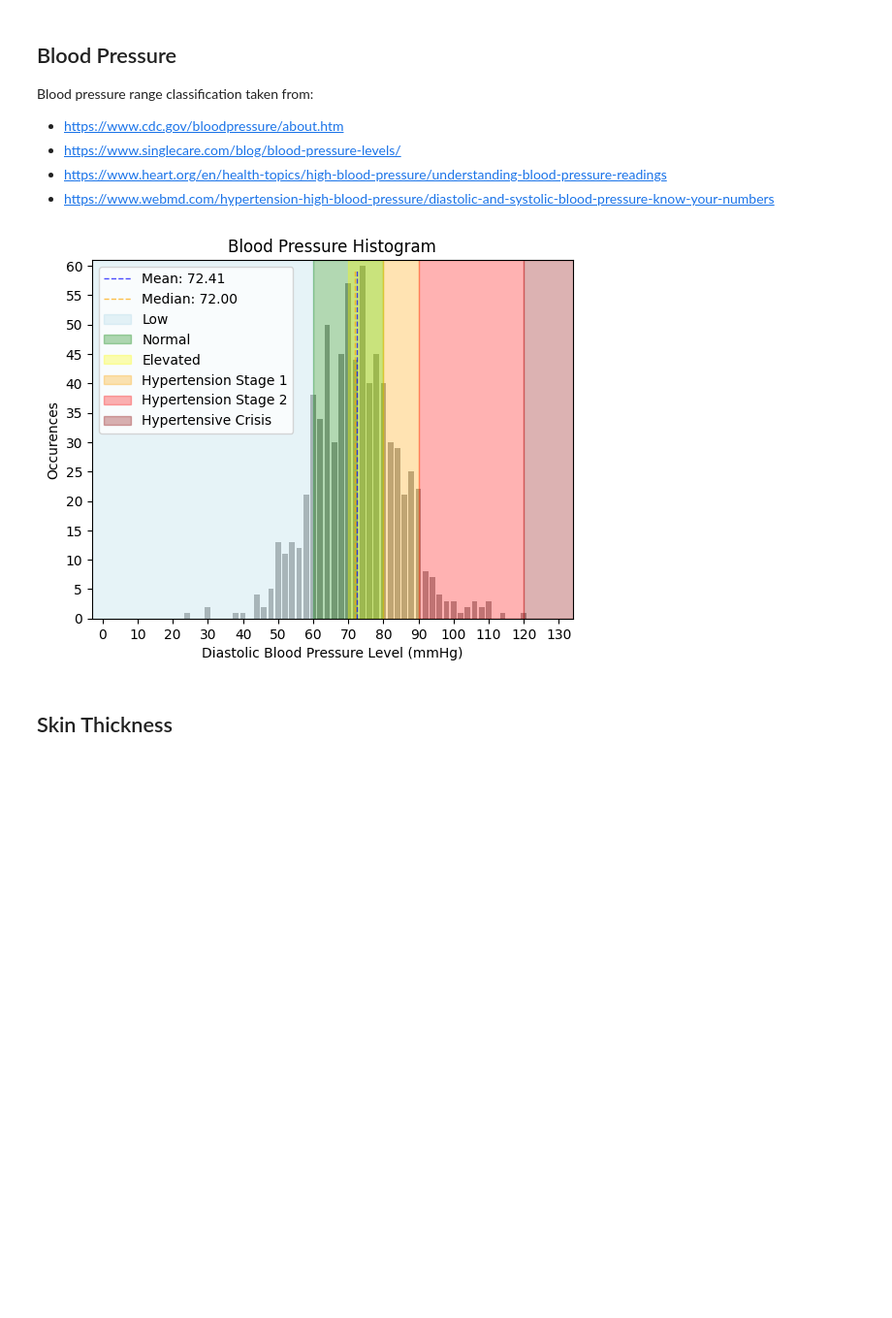
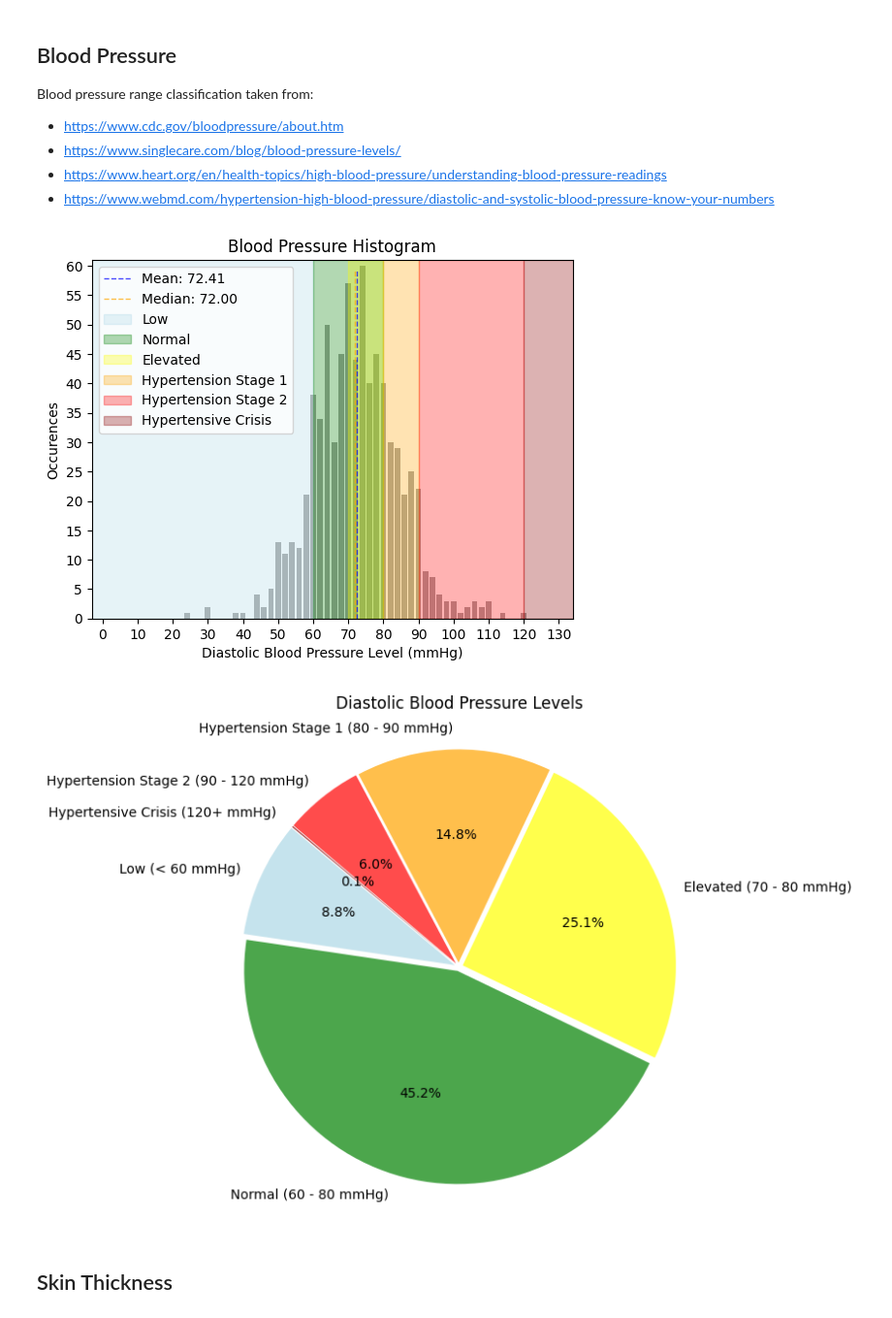
Before and after one commit to Bluxen/DA-Project1, a Jupyter notebook: 13_diabetes_prediction.ipynb, the cells around one changed output. Shown at 97% size. Drawn from its saved outputs; the diff is of its cells as text; code cells hidden in the pictures; blank space fills up the shorter version.

```diff
--- a/13_diabetes_prediction.ipynb
+++ b/13_diabetes_prediction.ipynb
@@ -223,33 +223,58 @@ plt.vlines(average_blood_pressure, 0, plt.ylim()[1] * 0.97, colors='blue', lines
 # show median on histogram
 plt.vlines(median_blood_pressure, 0, plt.ylim()[1] * 0.97, colors='orange', linestyles='dashed', linewidth=1, alpha=0.7)
 
 # define blood pressure ranges
 low_upper_bound = 60
 normal_lower_bound = 60
 normal_upper_bound = 80
 elevated_lower_bound = 70
 elevated_upper_bound = 80
 hypertension1_lower_bound = 80
 hypertension1_upper_bound = 90
 hypertension2_lower_bound = 90
 hypertension2_upper_bound = 120
 hypertensive_crisis_lower_bound = 120
 
 # show the ranges on the histogram
 plt.fill_betweenx([0, plt.ylim()[1]], -10, low_upper_bound, color='lightblue', alpha=0.3)
 plt.fill_betweenx([0, plt.ylim()[1]], normal_lower_bound, normal_upper_bound, color='green', alpha=0.3)
 plt.fill_betweenx([0, plt.ylim()[1]], elevated_lower_bound, elevated_upper_bound, color='yellow', alpha=0.3)
 plt.fill_betweenx([0, plt.ylim()[1]], hypertension1_lower_bound, hypertension1_upper_bound, color='orange', alpha=0.3)
 plt.fill_betweenx([0, plt.ylim()[1]], hypertension2_lower_bound, hypertension2_upper_bound, color='red', alpha=0.3)
 plt.fill_betweenx([0, plt.ylim()[1]], hypertensive_crisis_lower_bound, 300, color='darkred', alpha=0.3)
 plt.legend(['Mean: ' + "{:.2f}".format(average_blood_pressure), 'Median: ' + "{:.2f}".format(median_blood_pressure), 'Low', 'Normal', 'Elevated', 'Hypertension Stage 1', 'Hypertension Stage 2', 'Hypertensive Crisis'], loc='upper left')
 
 plt.title('Blood Pressure Histogram')
 plt.xlabel('Diastolic Blood Pressure Level (mmHg)')
 plt.ylabel('Occurences')
 plt.show()
+
+# count the number of people in the blood pressure ranges
+low = diabetes_filtered_blood_pressure[(diabetes_filtered_blood_pressure['Blood Pressure'] < low_upper_bound)].shape[0]
+normal = diabetes_filtered_blood_pressure[(diabetes_filtered_blood_pressure['Blood Pressure'] >= normal_lower_bound) & (diabetes_filtered_blood_pressure['Blood Pressure'] < normal_upper_bound)].shape[0]
+elevated = diabetes_filtered_blood_pressure[(diabetes_filtered_blood_pressure['Blood Pressure'] >= elevated_lower_bound) & (diabetes_filtered_blood_pressure['Blood Pressure'] < elevated_upper_bound)].shape[0]
+hypertension1 = diabetes_filtered_blood_pressure[(diabetes_filtered_blood_pressure['Blood Pressure'] >= hypertension1_lower_bound) & (diabetes_filtered_blood_pressure['Blood Pressure'] < hypertension1_upper_bound)].shape[0]
+hypertension2 = diabetes_filtered_blood_pressure[(diabetes_filtered_blood_pressure['Blood Pressure'] >= hypertension2_lower_bound) & (diabetes_filtered_blood_pressure['Blood Pressure'] < hypertension2_upper_bound)].shape[0]
+hypertensive_crisis = diabetes_filtered_blood_pressure[(diabetes_filtered_blood_pressure['Blood Pressure'] >= hypertensive_crisis_lower_bound)].shape[0]
+
+# blood pressure pie chart
+labels = ['Low (< {} mmHg)'.format(low_upper_bound),
+          'Normal ({} - {} mmHg)'.format(normal_lower_bound, normal_upper_bound),
+          'Elevated ({} - {} mmHg)'.format(elevated_lower_bound, elevated_upper_bound),
+          'Hypertension Stage 1 ({} - {} mmHg)'.format(hypertension1_lower_bound, hypertension1_upper_bound),
+          'Hypertension Stage 2 ({} - {} mmHg)'.format(hypertension2_lower_bound, hypertension2_upper_bound),
+          'Hypertensive Crisis ({}+ mmHg)'.format(hypertensive_crisis_lower_bound)]
+sizes = [low, normal, elevated, hypertension1, hypertension2, hypertensive_crisis]
+colors = [mcolors.to_rgba('lightblue', alpha=0.7), mcolors.to_rgba('green', alpha=0.7), mcolors.to_rgba('yellow', alpha=0.7), mcolors.to_rgba('orange', alpha=0.7), mcolors.to_rgba('red', alpha=0.7), mcolors.to_rgba('darkred', alpha=0.7)]
+explode = (0.02, 0.02, 0.02, 0.02, 0.02, 0.02)
+plt.pie(sizes, explode=explode, labels=labels, colors=colors, autopct='%1.1f%%', startangle=140)
+plt.axis('equal')
+plt.title('Diastolic Blood Pressure Levels')
+plt.subplots_adjust(top=1.2)
+plt.show()
 # %% [output]
 [figure]
+[figure, added]
 # %% [markdown]
 ## Skin Thickness
 # %%
```
Also changed, not shown: parts of 4 cells of this notebook.
